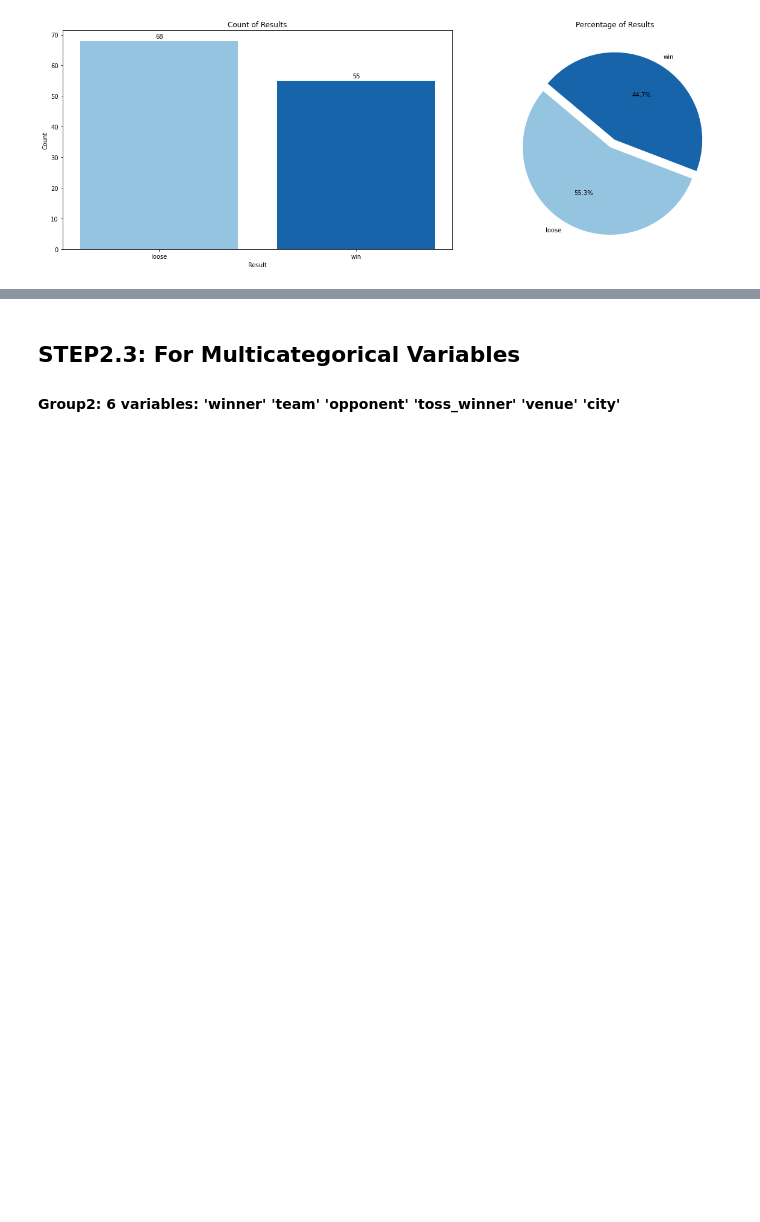
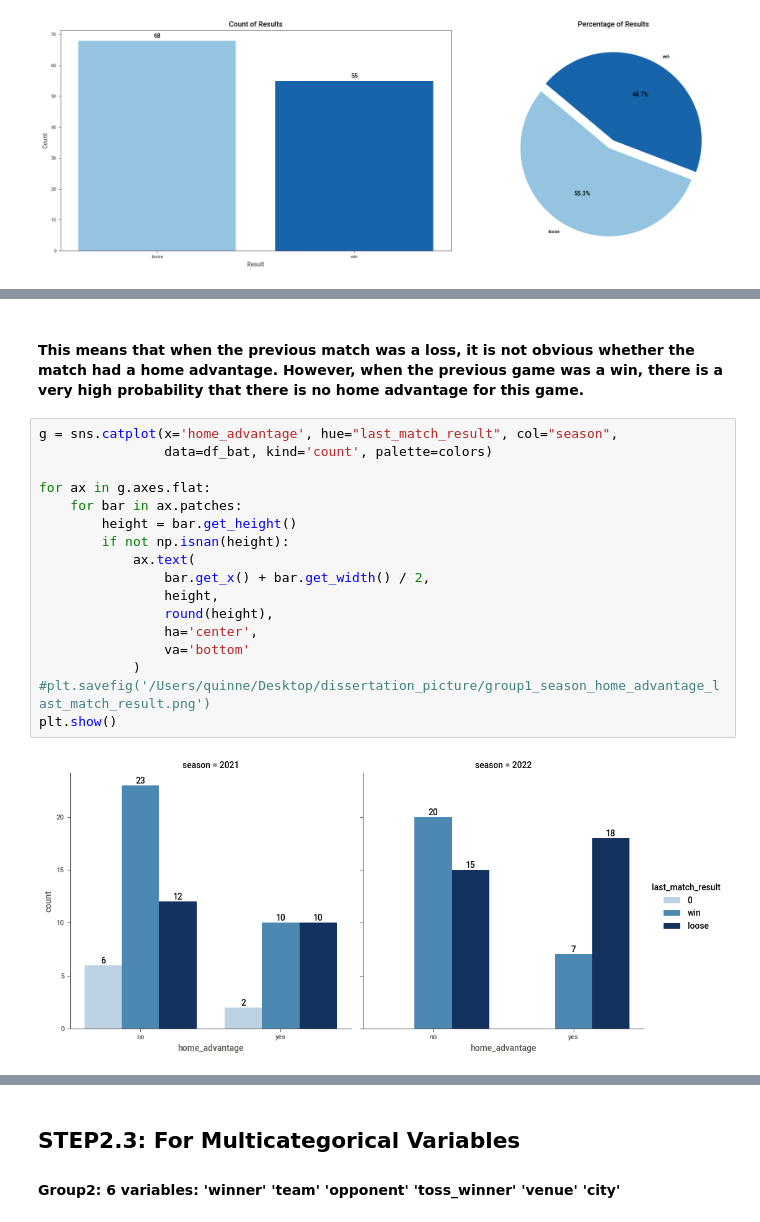
Before and after one commit to YanLin-Quinne/Data_Science_Research_Project_Draft, a Jupyter notebook: version5.0_dataframe_eda.ipynb, the cells around one changed output, grey strips where cells are left out. Cells and saved outputs as stored; diff of their text form; blank space fills up the shorter version.

```diff
--- a/version5.0_dataframe_eda.ipynb
+++ b/version5.0_dataframe_eda.ipynb
@@ -991,0 +992,21 @@ if __name__ == '__main__':
+# %% [markdown]
+#### This means that when the previous match was a loss, it is not obvious whether the match had a home advantage. However, when the previous game was a win, there is a very high probability that there is no home advantage for this game.
+# %%
+g = sns.catplot(x='home_advantage', hue="last_match_result", col="season",
+                data=df_bat, kind='count', palette=colors)
+
+for ax in g.axes.flat:
+    for bar in ax.patches:
+        height = bar.get_height()
+        if not np.isnan(height):
+            ax.text(
+                bar.get_x() + bar.get_width() / 2,
+                height,
+                round(height),
+                ha='center',
+                va='bottom'
+            )
+#plt.savefig('/Users/quinne/Desktop/dissertation_picture/group1_season_home_advantage_last_match_result.png')
+plt.show()
+# %% [output]
+[figure, added]
```
Also changed, not shown: parts of 102 cells of this notebook.
